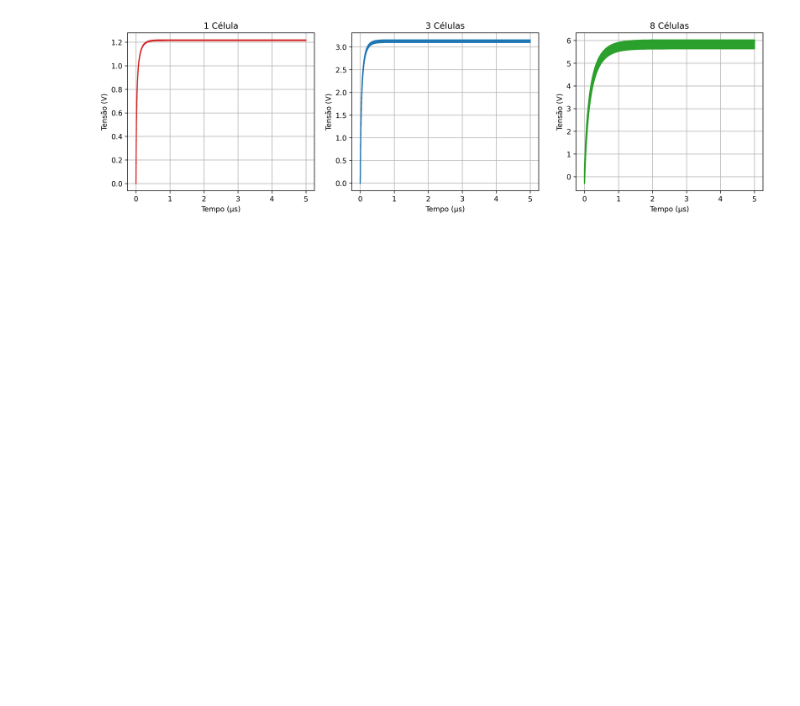
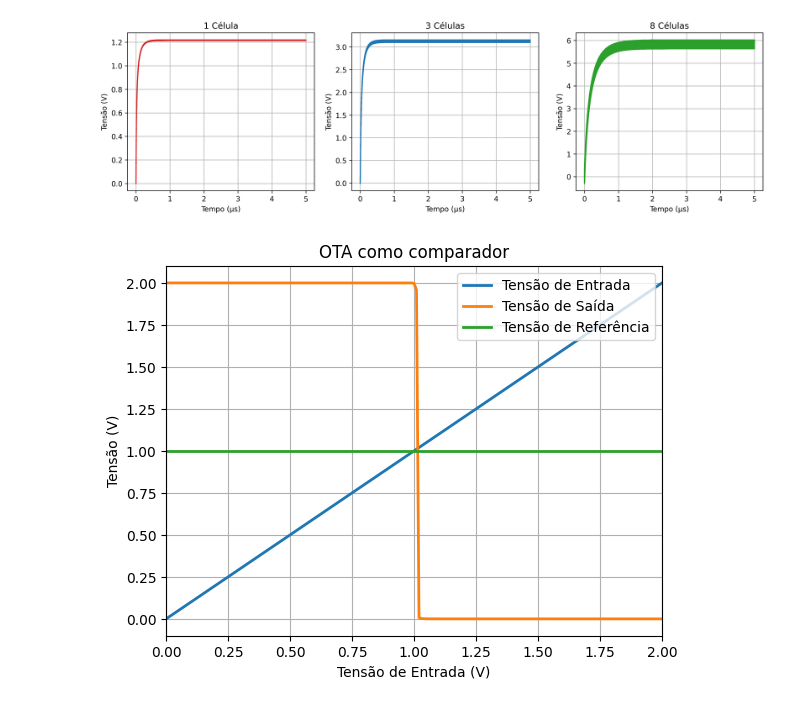
Before and after one commit to edsonsilva17/tcc_eng_final, a Jupyter notebook: xschem/simulations/dados simulações/gerador_graficos.ipynb, the cells around one changed output. Cells and saved outputs as stored; diff of their text form; code cells hidden in the pictures; blank space fills up the shorter version.

```diff
--- a/xschem/simulations/dados simulações/gerador_graficos.ipynb
+++ b/xschem/simulations/dados simulações/gerador_graficos.ipynb
@@ -148,3 +97,54 @@ plt.savefig('ret.png', format='png')
 plt.show()
 # %% [output]
 [figure]
+# %%
+import csv
+import matplotlib.pyplot as plt
+x1 = list()
+y1 = list()
+x2 = list()
+y2 = list()
+x3 = list()
+y3 = list()
+
+#Abrindo dados Entrada Comparador
+with open('ota_in.csv', 'r') as arquivo:
+    arquivo_csv = csv.reader(arquivo, delimiter=' ')
+    for linha in arquivo_csv:
+        while '' in linha:
+            linha.remove('')
+        x1.append(float(linha[0]))
+        y1.append(float(linha[1]))
+
+#Abrindo dados Saída Comparador
+with open('ota_out.csv', 'r') as arquivo:
+    arquivo_csv = csv.reader(arquivo, delimiter=' ')
+    for linha in arquivo_csv:
+        while '' in linha:
+            linha.remove('')
+        x2.append(float(linha[0]))
+        y2.append(float(linha[1]))
+
+#Abrindo dados Referência do Comparador
+with open('ota_ref.csv', 'r') as arquivo:
+    arquivo_csv = csv.reader(arquivo, delimiter=' ')
+    for linha in arquivo_csv:
+        while '' in linha:
+            linha.remove('')
+        x3.append(float(linha[0]))
+        y3.append(float(linha[1]))
+
+#Plotando Gráficos
+plt.plot(x1,y1, lw=2., label='Tensão de Entrada')
+plt.plot(x2,y2, lw=2., label='Tensão de Saída')
+plt.plot(x3,y3, lw=2., label='Tensão de Referência')
+plt.xlim(0, 2)
+plt.title('OTA como comparador')
+plt.xlabel('Tensão de Entrada (V)')
+plt.ylabel('Tensão (V)')
+plt.legend()
+plt.grid()
+plt.savefig('comparador.png', format='png')
+plt.show()
+# %% [output]
+[figure]
```
Also changed, not shown: parts of 3 cells of this notebook, 16 other files.
